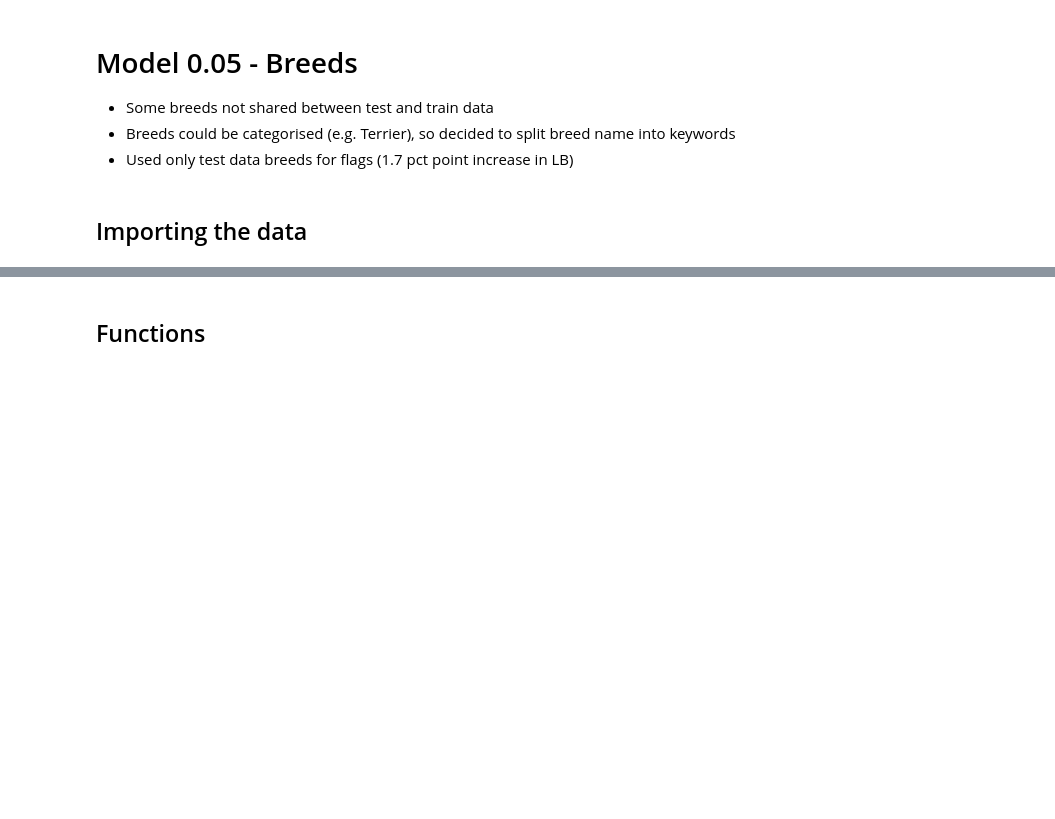
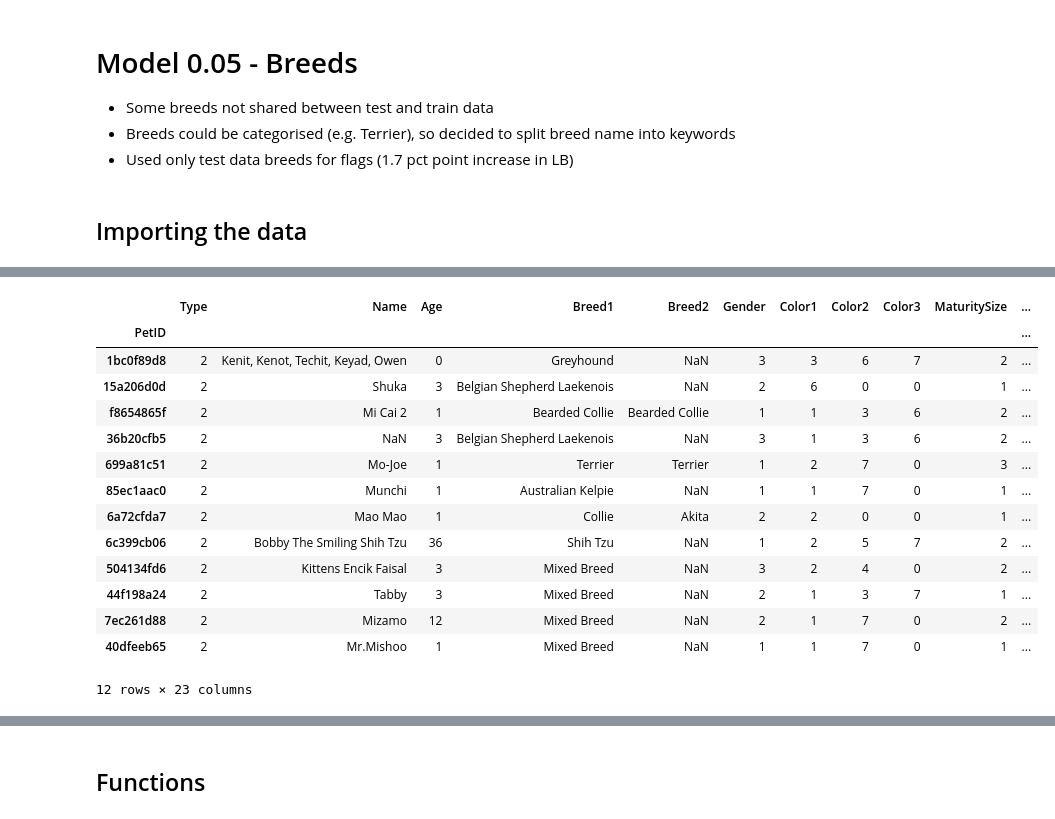
Before and after one commit to rick-62/Kaggle_PetFinder, a Jupyter notebook: model-0-06-type-label.ipynb, the cells around one changed output, grey strips where cells are left out. Drawn from its saved outputs; the diff is of its cells as text; code cells hidden in the pictures; blank space fills up the shorter version.

Commit message:
Checked type label accuracy based on breed and description

```diff
--- a/model-0-06-type-label.ipynb
+++ b/model-0-06-type-label.ipynb
@@ -48,4 +28,0 @@ print(len(df_train['Breed2'].unique()))
-# %%
-# distinct count of all training Breeds
-all_train_breeds = df_train['Breed1'].append(df_train['Breed2'])
-len(all_train_breeds.unique())
@@ -282,0 +32,6 @@ test_breed_flags_df.head()
+# %%
+# Pet types inferred from breed (training data)
+df_types = df_train.copy()[['Type', 'Breed1', 'Breed2']]
+df_types['Breed1'] = df_types['Breed1'].map(df_breeds['Type'])
+df_types['Breed2'] = df_types['Breed2'].map(df_breeds['Type'])
+df_types.head()
@@ -282,0 +57,4 @@ test_breed_flags_df.head()
+# %%
+# Check type mismatch between breed 1 and type (training data)
+breed1_mismatch = df_types[(df_types['Type'] != df_types['Breed1']) & ~np.isnan(df_types['Breed1'])]
+breed1_mismatch
@@ -282,0 +76,7 @@ test_breed_flags_df.head()
+# %%
+# investigate breed 1 mismatch (training data)
+breed1_mismatch_df = df_train.loc[breed1_mismatch.index]
+breed1_mismatch_df['Breed1'] = breed1_mismatch_df['Breed1'].map(df_breeds['BreedName'])
+breed1_mismatch_df['Breed2'] = breed1_mismatch_df['Breed2'].map(df_breeds['BreedName'])
+for i, Data in breed1_mismatch_df[['Type', 'Breed1', 'Breed2', 'Description']].iterrows():
+    print(f"{i} \t type:{Data[0]} \t breeds:{Data[1]} & {Data[2]} \n {Data[3]}", end='\n\n')
@@ -282,0 +101,18 @@ test_breed_flags_df.head()
+# %%
+breed1_mismatch_df
+# %% [output]
+|  | Type | Name | Age | Breed1 | Breed2 | Gender | Color1 | Color2 | Color3 | MaturitySize | ... |
+| PetID |  |  |  |  |  |  |  |  |  |  | ... |
+| 1bc0f89d8 | 2 | Kenit, Kenot, Techit, Keyad, Owen | 0 | Greyhound | NaN | 3 | 3 | 6 | 7 | 2 | ... |
+| 15a206d0d | 2 | Shuka | 3 | Belgian Shepherd Laekenois | NaN | 2 | 6 | 0 | 0 | 1 | ... |
+| f8654865f | 2 | Mi Cai 2 | 1 | Bearded Collie | Bearded Collie | 1 | 1 | 3 | 6 | 2 | ... |
+| 36b20cfb5 | 2 | NaN | 3 | Belgian Shepherd Laekenois | NaN | 3 | 1 | 3 | 6 | 2 | ... |
+| 699a81c51 | 2 | Mo-Joe | 1 | Terrier | Terrier | 1 | 2 | 7 | 0 | 3 | ... |
+| 85ec1aac0 | 2 | Munchi | 1 | Australian Kelpie | NaN | 1 | 1 | 7 | 0 | 1 | ... |
+| 6a72cfda7 | 2 | Mao Mao | 1 | Collie | Akita | 2 | 2 | 0 | 0 | 1 | ... |
+| 6c399cb06 | 2 | Bobby The Smiling Shih Tzu | 36 | Shih Tzu | NaN | 1 | 2 | 5 | 7 | 2 | ... |
+| 504134fd6 | 2 | Kittens Encik Faisal | 3 | Mixed Breed | NaN | 3 | 2 | 4 | 0 | 2 | ... |
+| 44f198a24 | 2 | Tabby | 3 | Mixed Breed | NaN | 2 | 1 | 3 | 7 | 1 | ... |
+| 7ec261d88 | 2 | Mizamo | 12 | Mixed Breed | NaN | 2 | 1 | 7 | 0 | 2 | ... |
+| 40dfeeb65 | 2 | Mr.Mishoo | 1 | Mixed Breed | NaN | 1 | 1 | 7 | 0 | 1 | ... |
+12 rows × 23 columns
```
Also changed, not shown: parts of 50 cells of this notebook.
